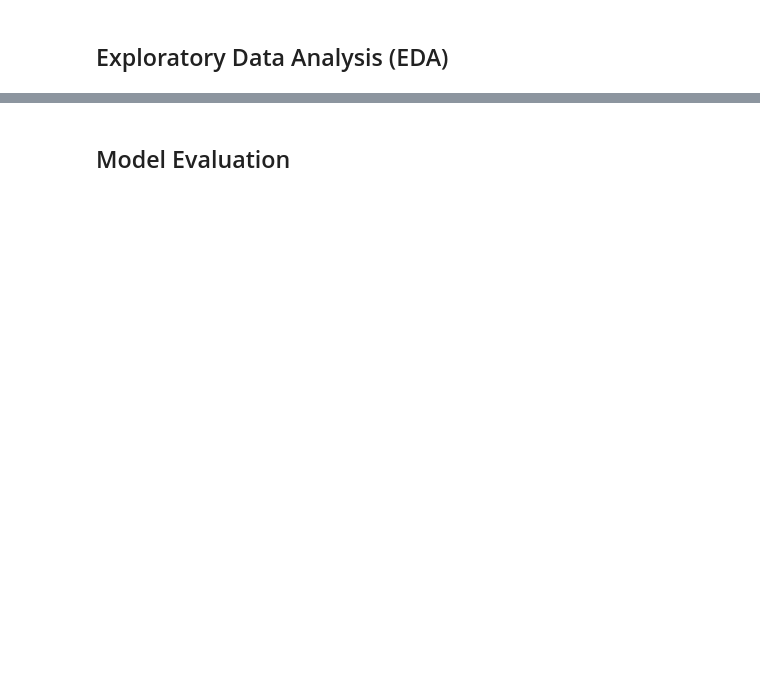
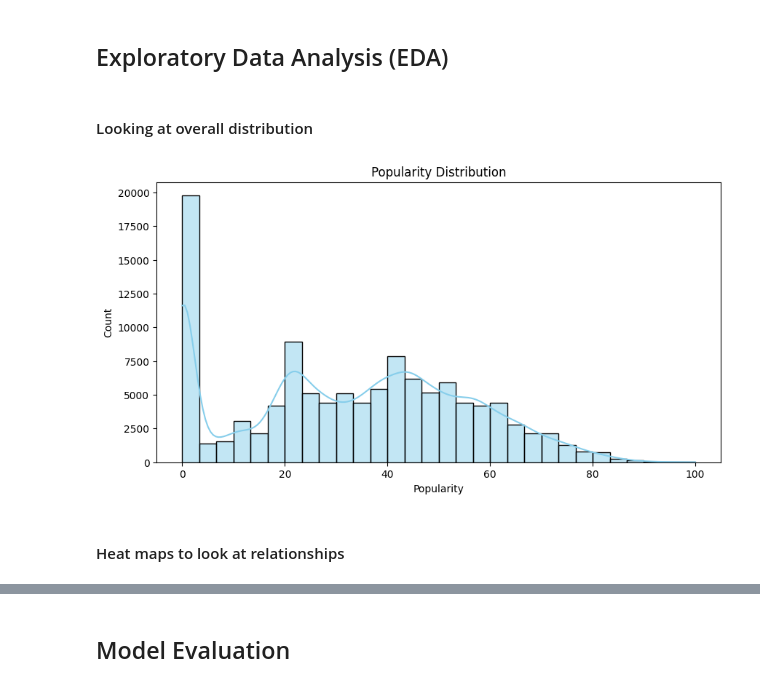
Before and after one commit to pycoder49/spotify_predictions, a Jupyter notebook: main.ipynb, the cells around one changed output, grey strips where cells are left out. Drawn from its saved outputs; the diff is of its cells as text; code cells hidden in the pictures; blank space fills up the shorter version.

```diff
--- a/main.ipynb
+++ b/main.ipynb
@@ -48,9 +102,6 @@ df.isnull().sum()
 # %%
 # dropping all the rows with any missing/null values since there are very few
 df = df.dropna()
-
-# dropping unnecessary columns that won't help in prediction like id
-df = df.drop(columns=["Unnamed: 0", "track_id"])
 
 # IF WE PLAN TO NOT USE NLP FOR NATURAL LANGUAGE PROCESSING, UNCOMMENT AND DROP TEXT COLUMNS
 # df = df.drop(columns=["artists", "album_name", "track_name", "track_genre"])
@@ -96,2 +202,4 @@ df.isnull().sum()
 # %% [markdown]
 ## Exploratory Data Analysis (EDA)
+# %% [markdown]
+#### Looking at overall distribution
@@ -98,3 +221,14 @@ df.isnull().sum()
+# %%
+plt.figure(figsize=(10, 5))
+sns.histplot(df['popularity'], bins=30, kde=True, color='skyblue')
+plt.title('Popularity Distribution')
+plt.xlabel('Popularity')
+plt.ylabel('Count')
+plt.show()
+# %% [output]
+[figure, added]
+# %% [markdown]
+#### Heat maps to look at relationships
 # %%
 #attempt visualizing a headmap
 #use only numeric columns
```
Also changed, not shown: parts of 50 cells of this notebook.
